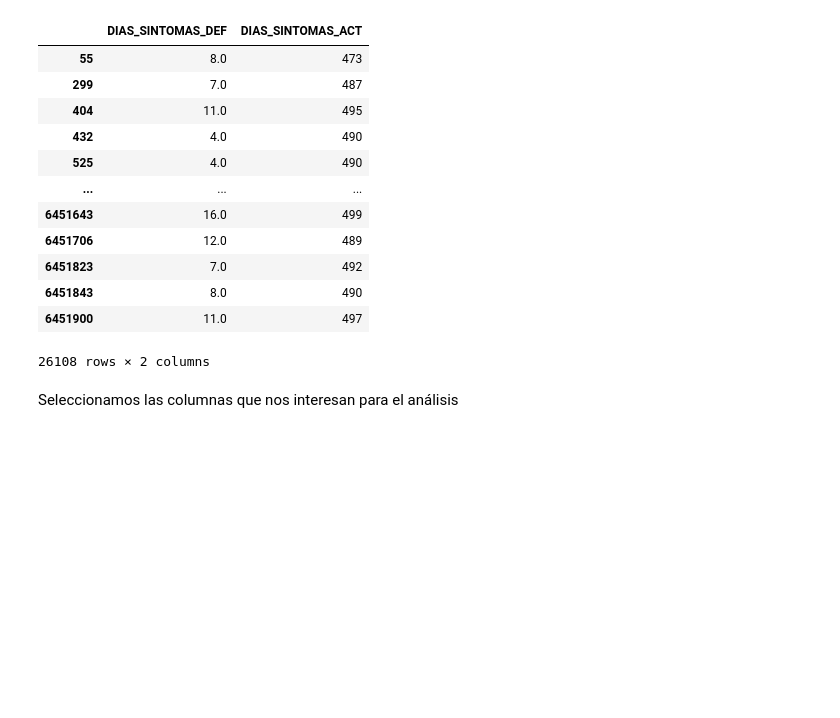
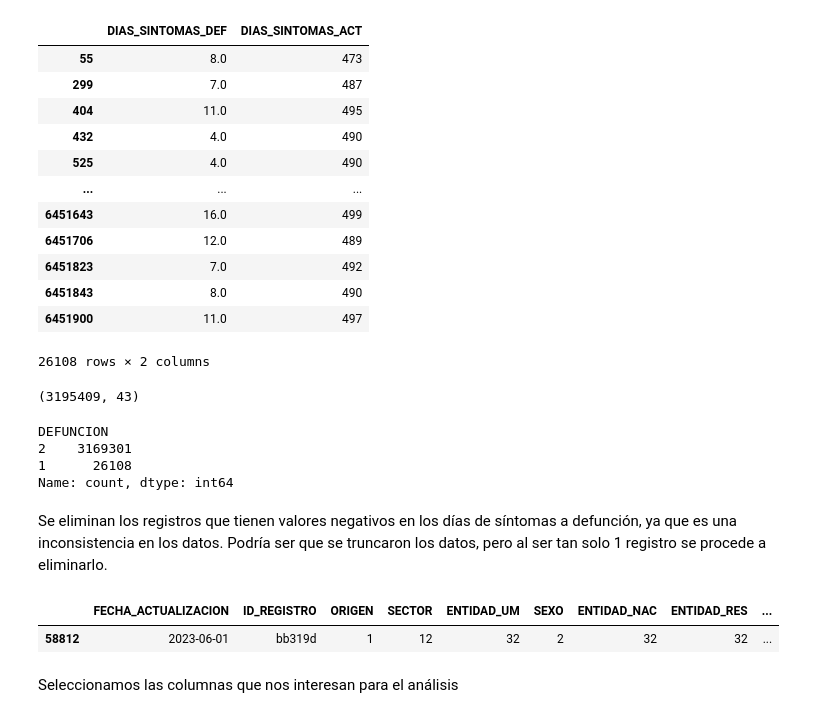
Before and after one commit to 16danielvm/COX-Regression---Covid-19, a Jupyter notebook: Preprocesamiento2022.ipynb, the cells around one changed output. Saved outputs shown, nothing was run; the diff lists cells and outputs as text; code cells hidden in the pictures; blank space fills up the shorter version.

Commit message:
Eliminacion registros con días negativos. A los pacientes que no fallecieron, se pone dias hasta la fecha de actualización, siendo la fecha final del estudio en cada año.

```diff
--- a/Preprocesamiento2022.ipynb
+++ b/Preprocesamiento2022.ipynb
@@ -98,3 +131,21 @@ df[df['DEFUNCION']== 1][['DIAS_SINTOMAS_DEF','DIAS_SINTOMAS_ACT']]
 | 6451843 | 8.0 | 490 |
 | 6451900 | 11.0 | 497 |
 26108 rows × 2 columns
+# %%
+df.shape
+# %% [output]
+(3195409, 43)
+# %%
+df.DEFUNCION.value_counts()
+# %% [output]
+DEFUNCION
+2    3169301
+1      26108
+Name: count, dtype: int64
+# %% [markdown]
+Se eliminan los registros que tienen valores negativos en los días de síntomas a defunción, ya que es una inconsistencia en los datos. Podría ser que se truncaron los datos, pero al ser tan solo 1 registro se procede a eliminarlo.
+# %%
+df[df["DIAS_SINTOMAS_DEF"] < 0]
+# %% [output]
+|  | FECHA_ACTUALIZACION | ID_REGISTRO | ORIGEN | SECTOR | ENTIDAD_UM | SEXO | ENTIDAD_NAC | ENTIDAD_RES | ... |
+| 58812 | 2023-06-01 | bb319d | 1 | 12 | 32 | 2 | 32 | 32 | ... |
```
Also changed, not shown: parts of 10 cells of this notebook, 4 other files.
